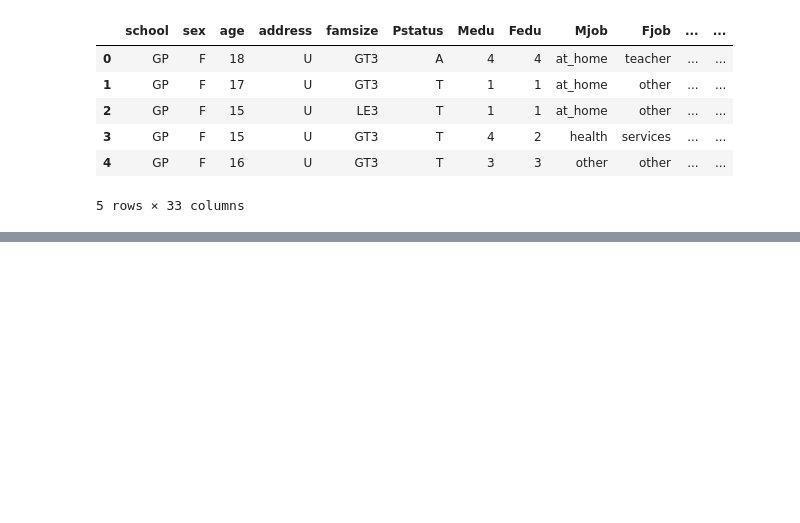
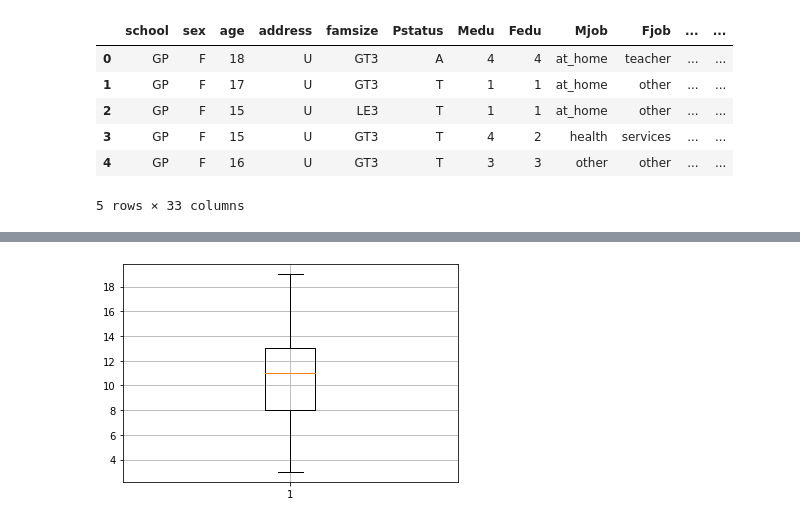
Before and after one commit to Sunao-Yoshii/StudyDocs, a Jupyter notebook: datascience/ch3/DataloadExample.ipynb, the cells around one changed output, grey strips where cells are left out. Cells and saved outputs as stored; diff of their text form; code cells hidden in the pictures; blank space fills up the shorter version.

```diff
--- a/datascience/ch3/DataloadExample.ipynb
+++ b/datascience/ch3/DataloadExample.ipynb
@@ -48,0 +216,6 @@ CSV じゃねーのかよ！？
+# %%
+# G1 の成績
+plt.boxplot(student_data_math['G1'])
+plt.grid(True)
+# %% [output]
+[figure, added]
```
Also changed, not shown: parts of 33 cells of this notebook, 8 other files.
